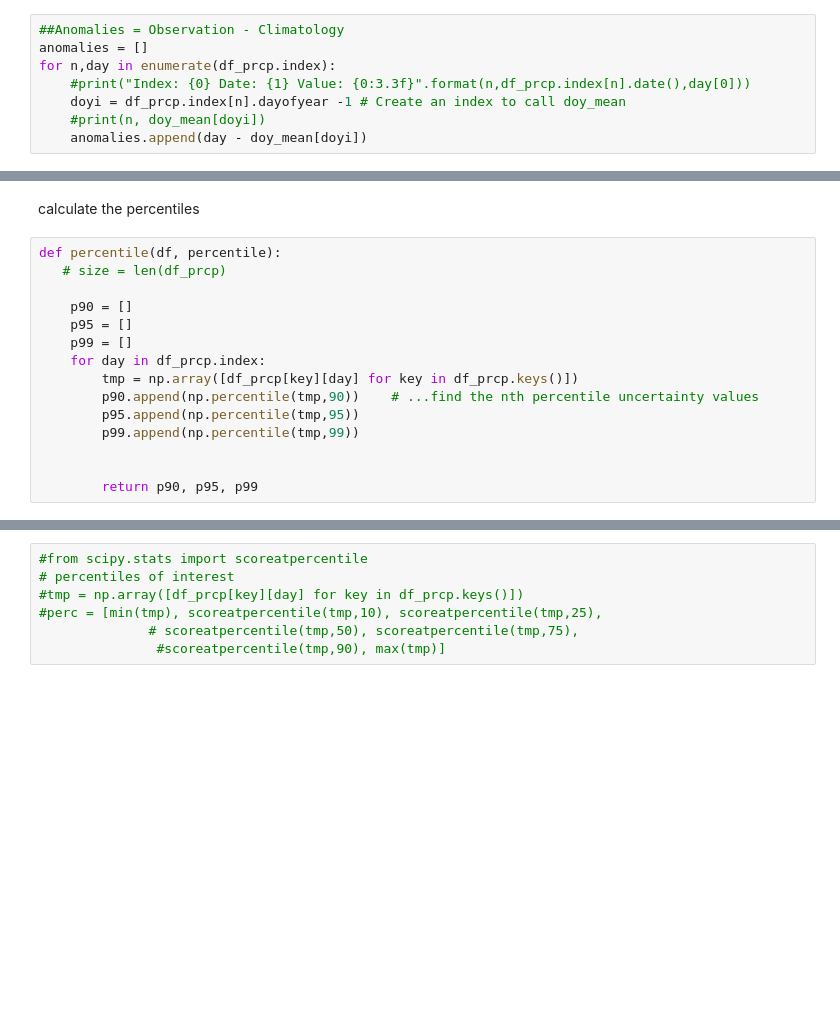
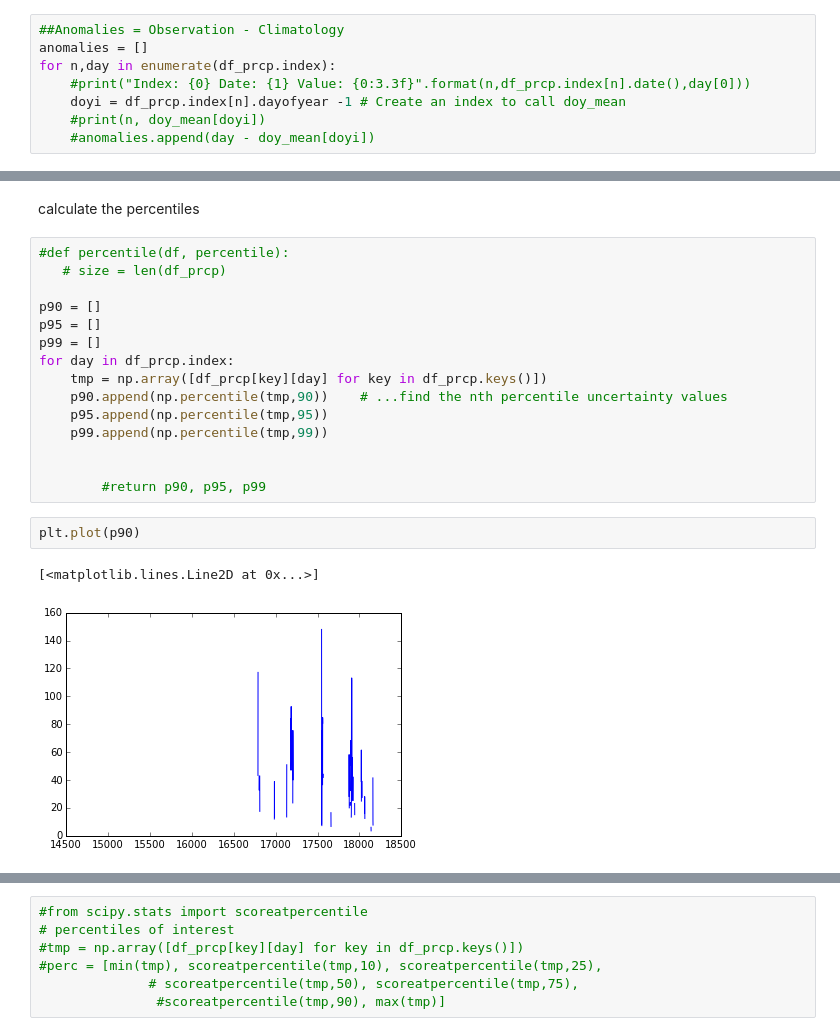
Before and after one commit to elinahkk/Masters, a Jupyter notebook: GHCN_data.ipynb, the cells around one changed output, grey strips where cells are left out. Drawn from its saved outputs; the diff is of its cells as text; blank space fills up the shorter version.

```diff
--- a/GHCN_data.ipynb
+++ b/GHCN_data.ipynb
@@ -176,7 +228,7 @@ for n,day in enumerate(df_prcp.index):
     #print("Index: {0} Date: {1} Value: {0:3.3f}".format(n,df_prcp.index[n].date(),day[0]))
     doyi = df_prcp.index[n].dayofyear -1 # Create an index to call doy_mean
     #print(n, doy_mean[doyi])
-    anomalies.append(day - doy_mean[doyi])
+    #anomalies.append(day - doy_mean[doyi])
 # %%
 anomalies
 # %% [markdown]
@@ -187,17 +258,22 @@ corr_matrix.corr(method='pearson', min_periods=1)
 # %% [markdown]
 calculate the percentiles
 # %%
-def percentile(df, percentile):
+#def percentile(df, percentile):
    # size = len(df_prcp)
 
-    p90 = []
-    p95 = []
-    p99 = []
-    for day in df_prcp.index:
-        tmp = np.array([df_prcp[key][day] for key in df_prcp.keys()])
-        p90.append(np.percentile(tmp,90))    # ...find the nth percentile uncertainty values
-        p95.append(np.percentile(tmp,95))
-        p99.append(np.percentile(tmp,99))
+p90 = []
+p95 = []
+p99 = []
+for day in df_prcp.index:
+    tmp = np.array([df_prcp[key][day] for key in df_prcp.keys()])
+    p90.append(np.percentile(tmp,90))    # ...find the nth percentile uncertainty values
+    p95.append(np.percentile(tmp,95))
+    p99.append(np.percentile(tmp,99))
 
 
-        return p90, p95, p99
+        #return p90, p95, p99
+# %%
+plt.plot(p90)
+# %% [output]
+[<matplotlib.lines.Line2D at 0x...>]
+[figure, added]
```
Also changed, not shown: parts of 10 cells of this notebook.
